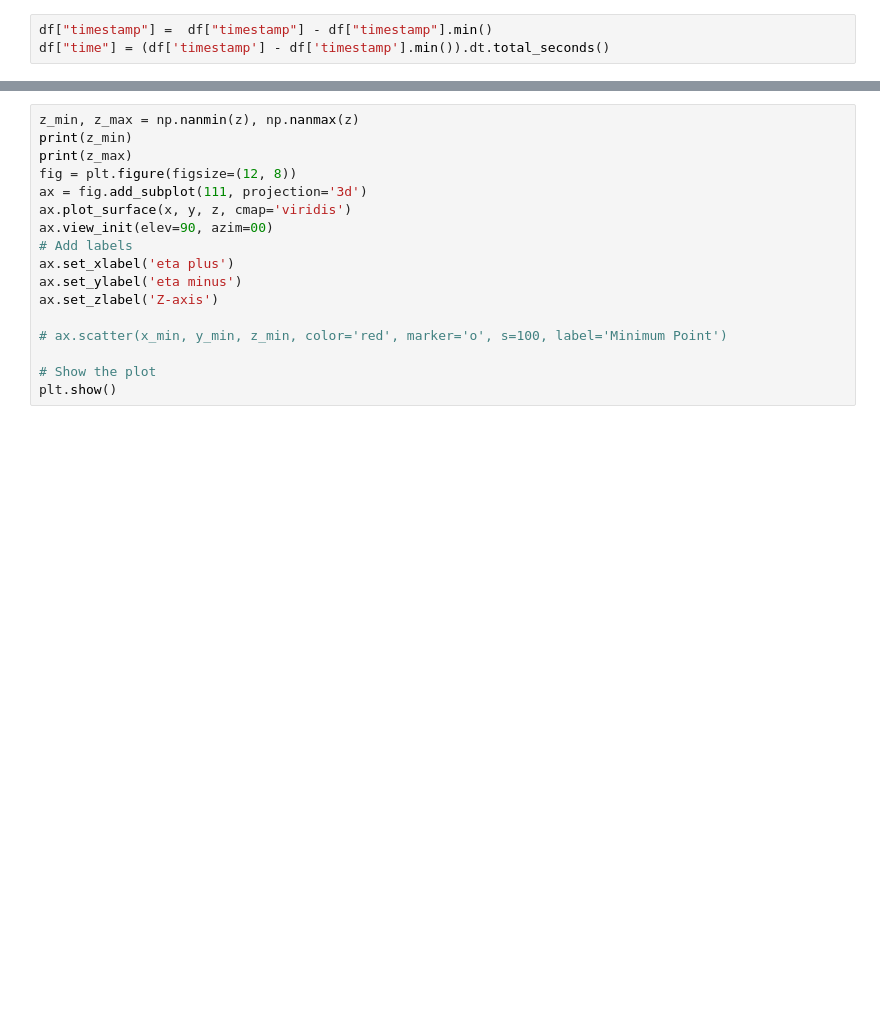
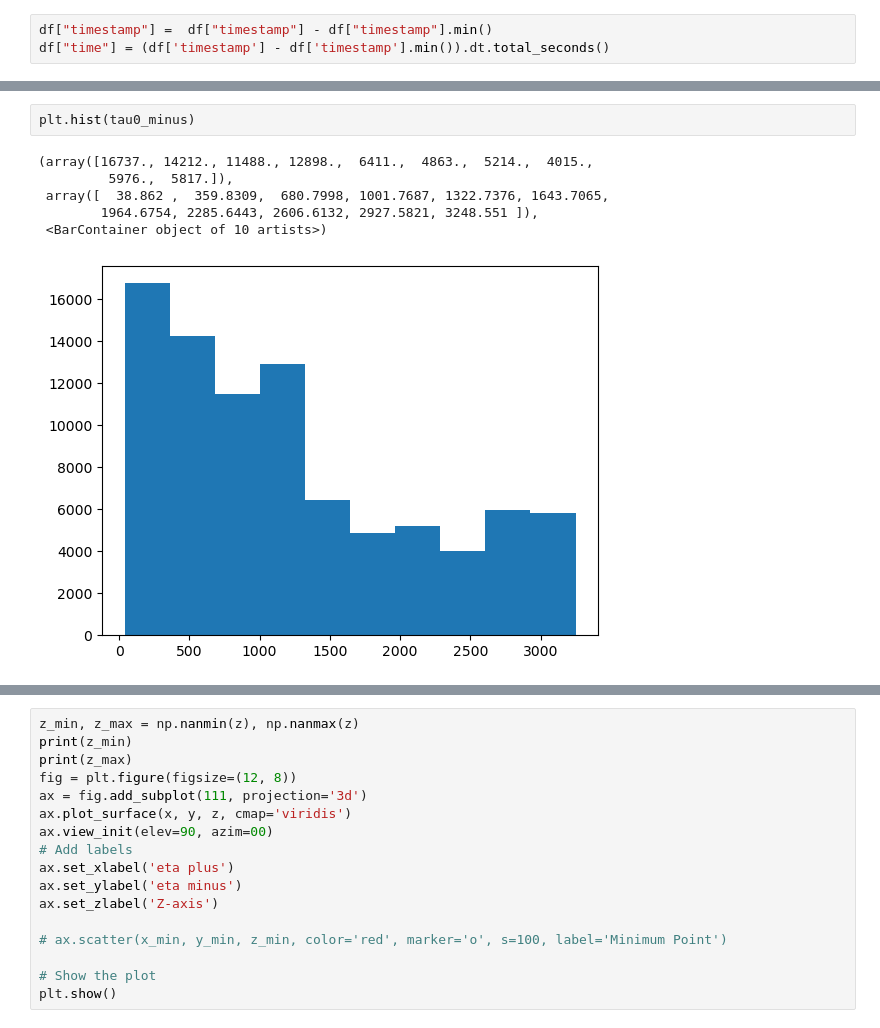
Before and after one commit to cavallofederico/marketmaking, a Jupyter notebook: alpha_signals/likelihood_brazil.ipynb, the cells around one changed output, grey strips where cells are left out. Cells and saved outputs as stored; diff of their text form; blank space fills up the shorter version.

```diff
--- a/alpha_signals/likelihood_brazil.ipynb
+++ b/alpha_signals/likelihood_brazil.ipynb
@@ -21,0 +68,9 @@ array([[   38.838,    38.839,    38.84 , ..., 32485.524, 32485.525,
+# %%
+plt.hist(tau0_minus)
+# %% [output]
+(array([16737., 14212., 11488., 12898.,  6411.,  4863.,  5214.,  4015.,
+         5976.,  5817.]),
+ array([  38.862 ,  359.8309,  680.7998, 1001.7687, 1322.7376, 1643.7065,
+        1964.6754, 2285.6443, 2606.6132, 2927.5821, 3248.551 ]),
+ <BarContainer object of 10 artists>)
+[figure, added]
```
Also changed, not shown: parts of 17 cells of this notebook.
